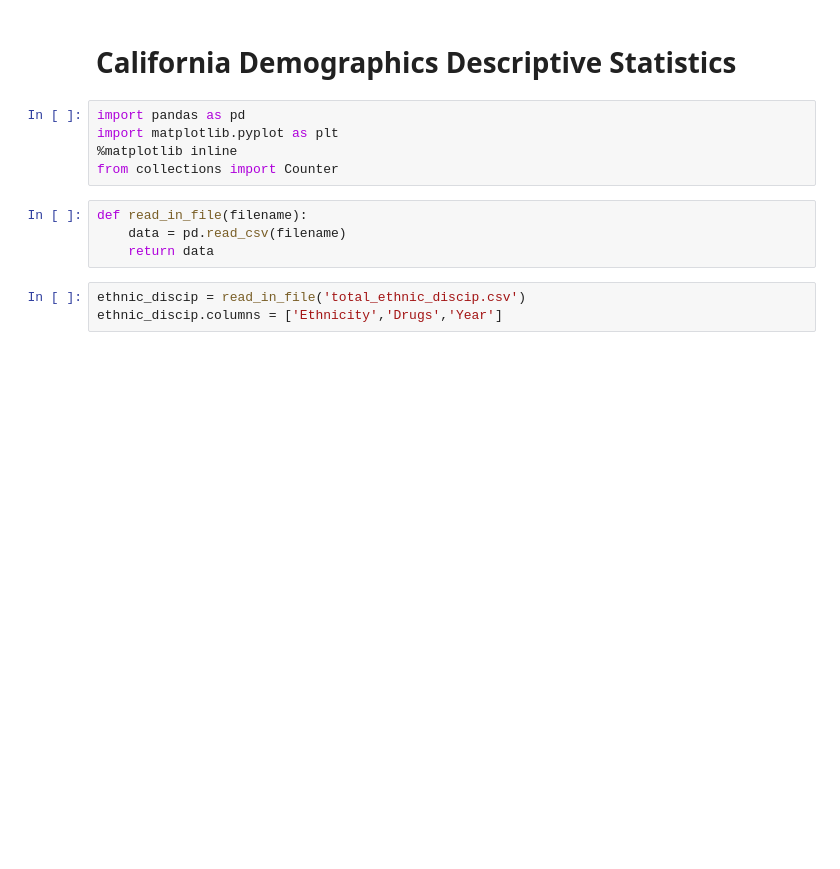
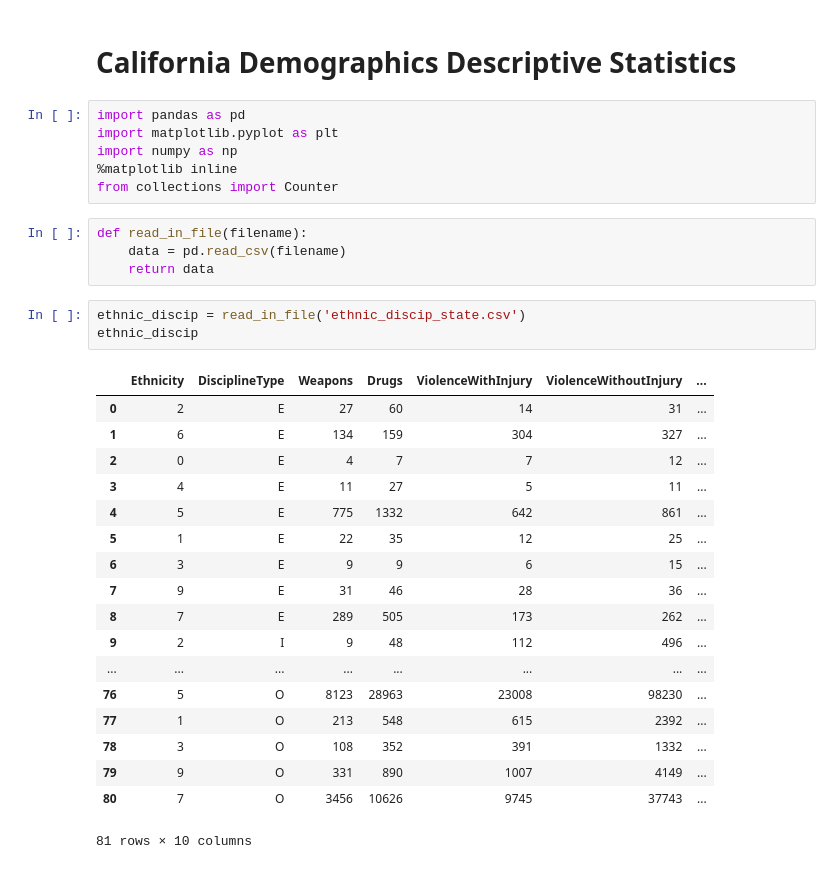
Before and after one commit to LizIzhikevich/0x606AA55, a Jupyter notebook: CaliforniaDemographics.ipynb, the cells around one changed output. Saved outputs shown, nothing was run; the diff lists cells and outputs as text; blank space fills up the shorter version.

```diff
--- a/CaliforniaDemographics.ipynb
+++ b/CaliforniaDemographics.ipynb
@@ -3,6 +3,7 @@
 # %%
 import pandas as pd
 import matplotlib.pyplot as plt
+import numpy as np
 %matplotlib inline
 from collections import Counter
 # %%
@@ -10,5 +11,24 @@ def read_in_file(filename):
     data = pd.read_csv(filename)
     return data
 # %%
-ethnic_discip = read_in_file('total_ethnic_discip.csv')
-ethnic_discip.columns = ['Ethnicity','Drugs','Year']
+ethnic_discip = read_in_file('ethnic_discip_state.csv')
+ethnic_discip
+# %% [output]
+|  | Ethnicity | DisciplineType | Weapons | Drugs | ViolenceWithInjury | ViolenceWithoutInjury | ... |
+| 0 | 2 | E | 27 | 60 | 14 | 31 | ... |
+| 1 | 6 | E | 134 | 159 | 304 | 327 | ... |
+| 2 | 0 | E | 4 | 7 | 7 | 12 | ... |
+| 3 | 4 | E | 11 | 27 | 5 | 11 | ... |
+| 4 | 5 | E | 775 | 1332 | 642 | 861 | ... |
+| 5 | 1 | E | 22 | 35 | 12 | 25 | ... |
+| 6 | 3 | E | 9 | 9 | 6 | 15 | ... |
+| 7 | 9 | E | 31 | 46 | 28 | 36 | ... |
+| 8 | 7 | E | 289 | 505 | 173 | 262 | ... |
+| 9 | 2 | I | 9 | 48 | 112 | 496 | ... |
+| ... | ... | ... | ... | ... | ... | ... | ... |
+| 76 | 5 | O | 8123 | 28963 | 23008 | 98230 | ... |
+| 77 | 1 | O | 213 | 548 | 615 | 2392 | ... |
+| 78 | 3 | O | 108 | 352 | 391 | 1332 | ... |
+| 79 | 9 | O | 331 | 890 | 1007 | 4149 | ... |
+| 80 | 7 | O | 3456 | 10626 | 9745 | 37743 | ... |
+81 rows × 10 columns
```
Also changed, not shown: parts of 2 cells of this notebook, 3 other files.
